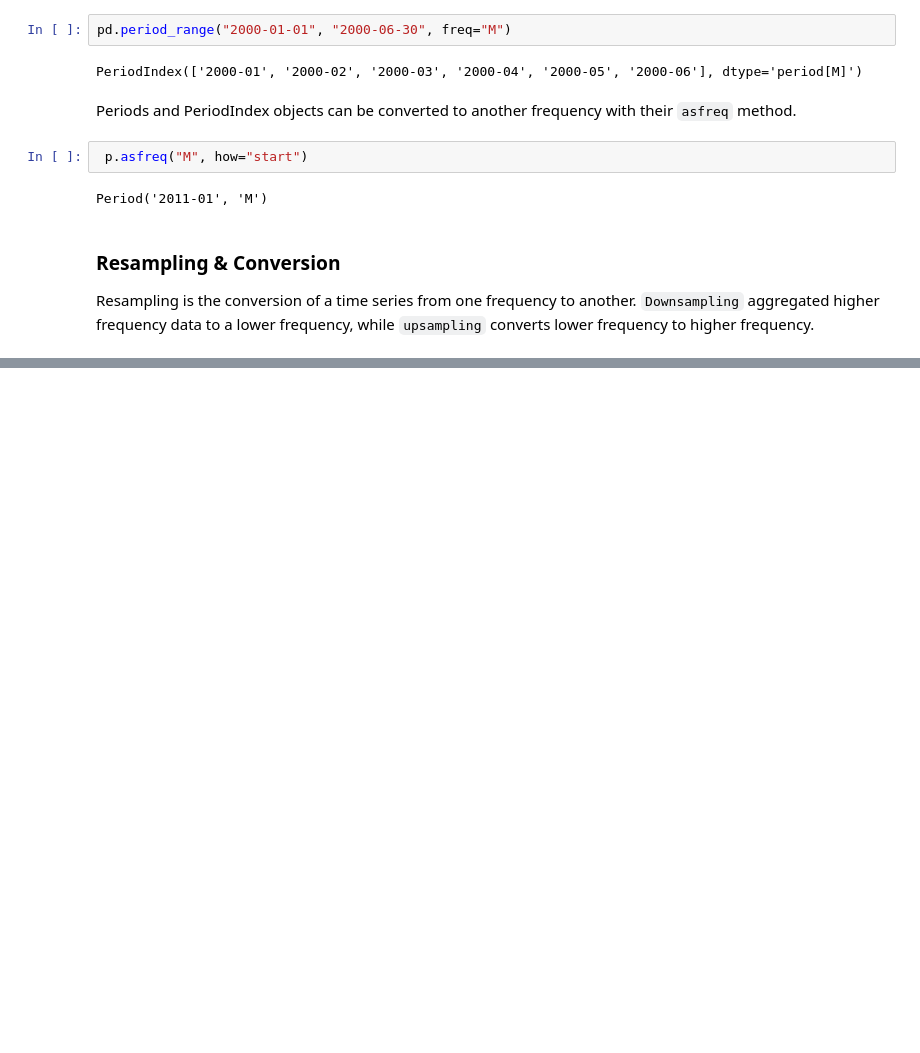
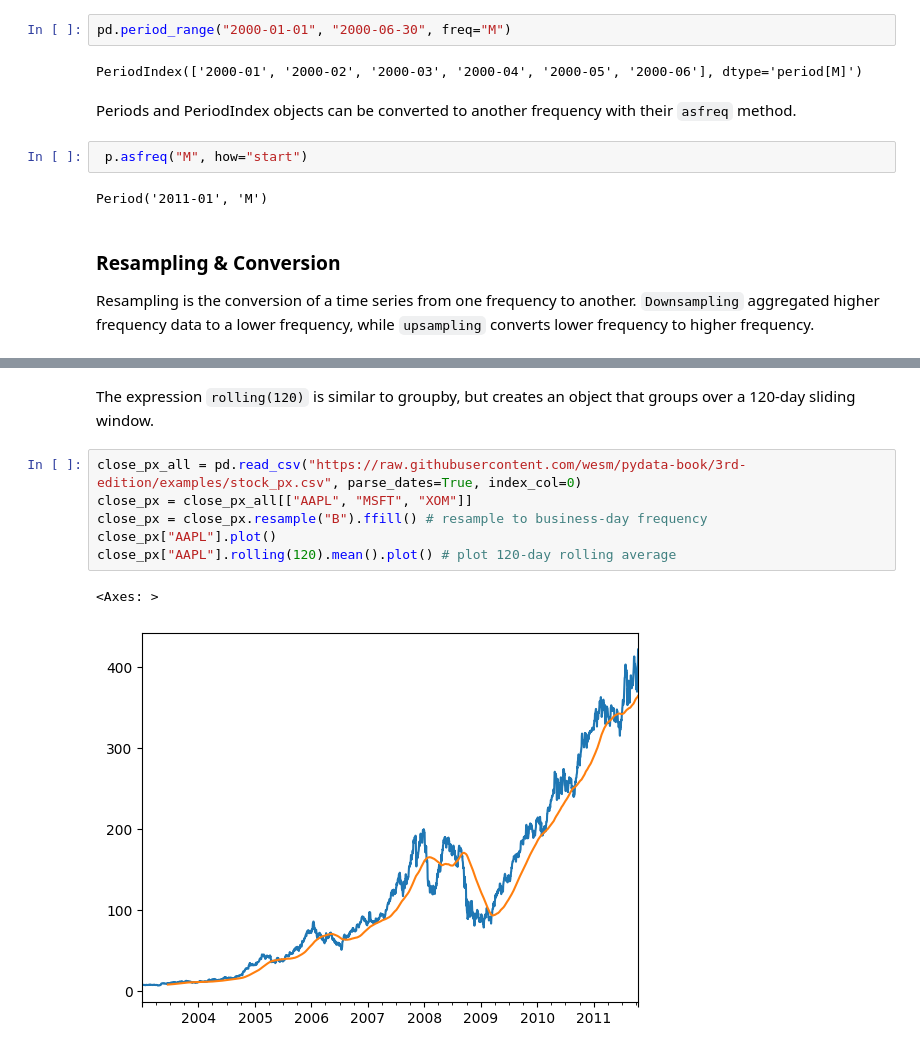
Before and after one commit to brendenwest/cis276, a Jupyter notebook: 7_time_series.ipynb, the cells around one changed output, grey strips where cells are left out. Saved outputs shown, nothing was run; the diff lists cells and outputs as text; blank space fills up the shorter version.

```diff
--- a/7_time_series.ipynb
+++ b/7_time_series.ipynb
@@ -252,0 +255,11 @@ Resampling is the conversion of a time series from one frequency to another. `Do
+# %% [markdown]
+The expression `rolling(120)` is similar to groupby, but creates an object that groups over a 120-day sliding window.
+# %%
+close_px_all = pd.read_csv("https://raw.githubusercontent.com/wesm/pydata-book/3rd-edition/examples/stock_px.csv", parse_dates=True, index_col=0)
+close_px = close_px_all[["AAPL", "MSFT", "XOM"]]
+close_px = close_px.resample("B").ffill() # resample to business-day frequency
+close_px["AAPL"].plot()
+close_px["AAPL"].rolling(120).mean().plot() # plot 120-day rolling average
+# %% [output]
+<Axes: >
+[figure, added]
```
Also changed, not shown: parts of 2 cells of this notebook.
